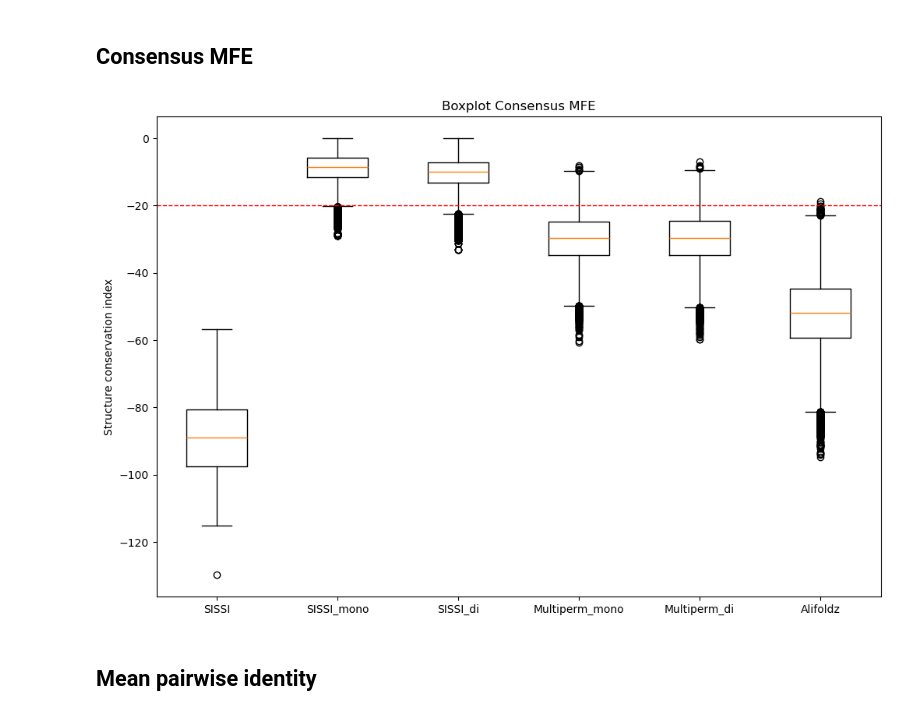
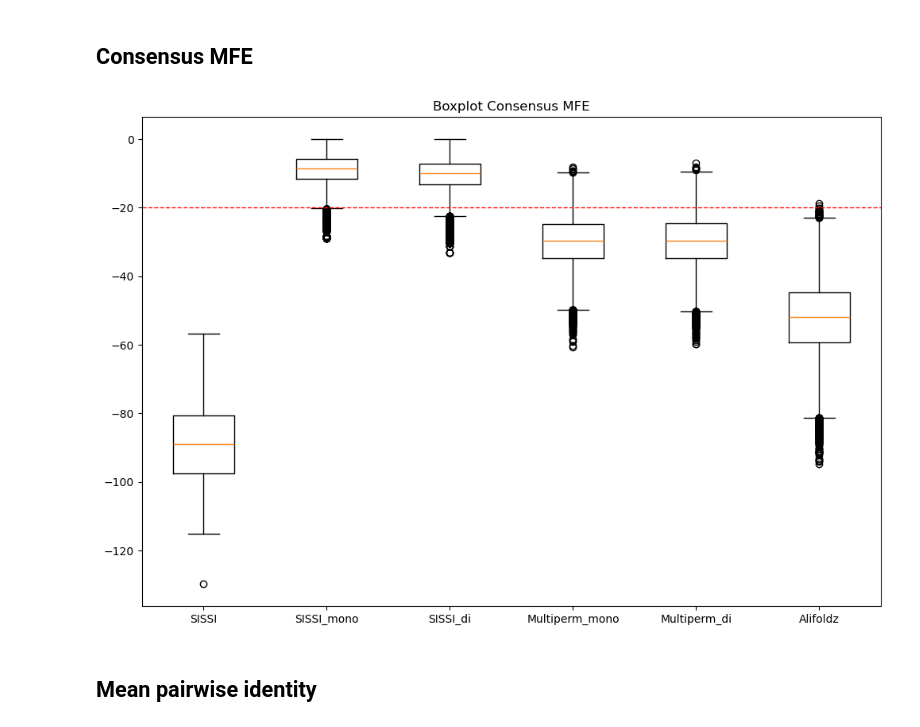
Before and after one commit to Faragas91/Masterarbeit, a Jupyter notebook: Scripts/RNAz_analyze.ipynb, the cells around one changed output. Drawn from its saved outputs; the diff is of its cells as text; code cells hidden in the pictures.

```diff
--- a/Scripts/RNAz_analyze.ipynb
+++ b/Scripts/RNAz_analyze.ipynb
@@ -293,20 +290,19 @@ plt.show()
 # %%
 dataframes = [new_df_sissi, new_df_sissiz_mono, new_df_sissiz_di, new_df_multiperm_mono, new_df_multiperm_di, new_df_alifoldz]
 labels = ['SISSI', 'SISSI_mono', 'SISSI_di', 'Multiperm_mono', 'Multiperm_di', 'Alifoldz']
 data = [df['Consensus MFE'] for df in dataframes]
 thresholds = [-20]
 
 plt.figure(figsize=(12, 8))
 plt.boxplot(data, labels=labels)
 
 for t in thresholds:
     plt.axhline(y=t, color='red', linestyle='--', linewidth=1, label=f'Threshold {t}')
 
 plt.title('Boxplot Consensus MFE')
-plt.ylabel('Consensus MFE')
 plt.show()
 # %% [output]
-[figure, old version]
+[figure, new version]
 # %% [markdown]
 ## Mean pairwise identity
 # %%
```
Also changed, not shown: parts of 5 cells of this notebook, 44 other files.
